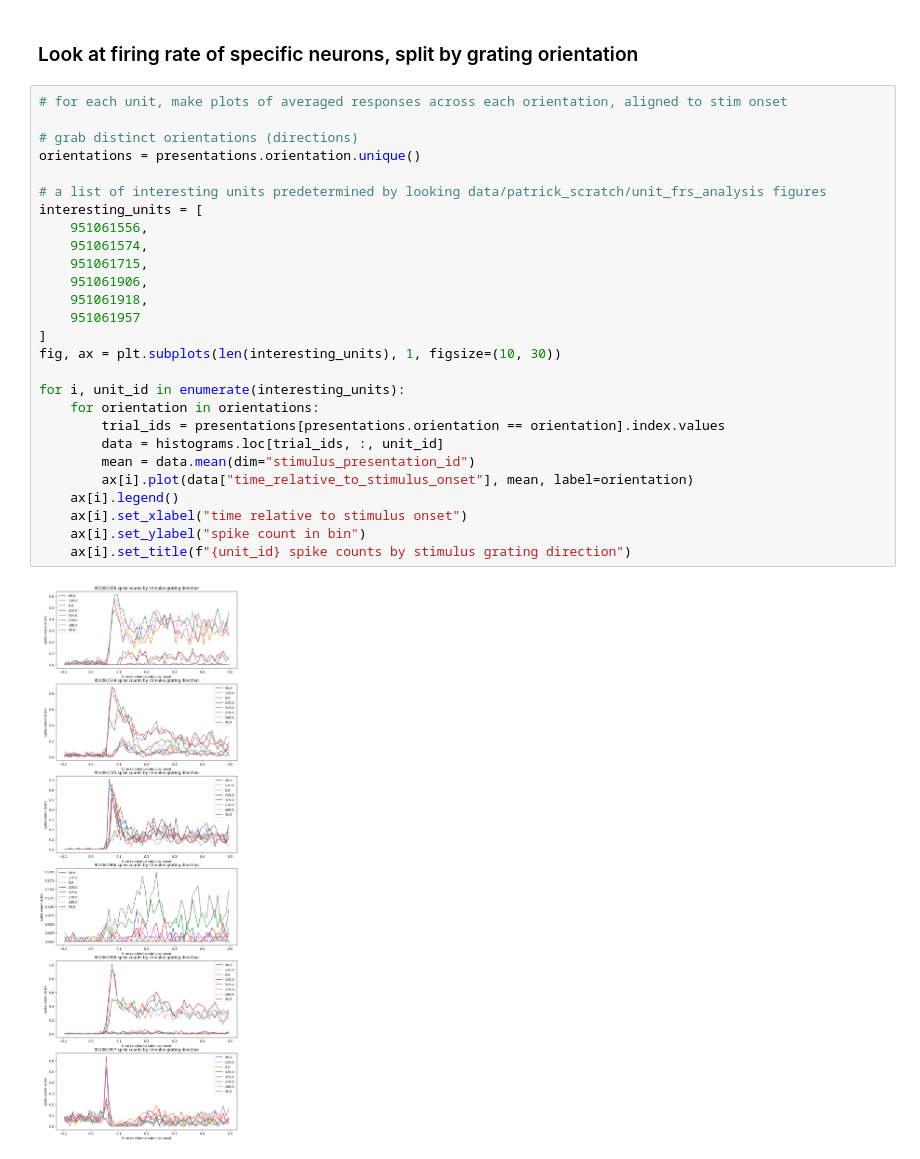
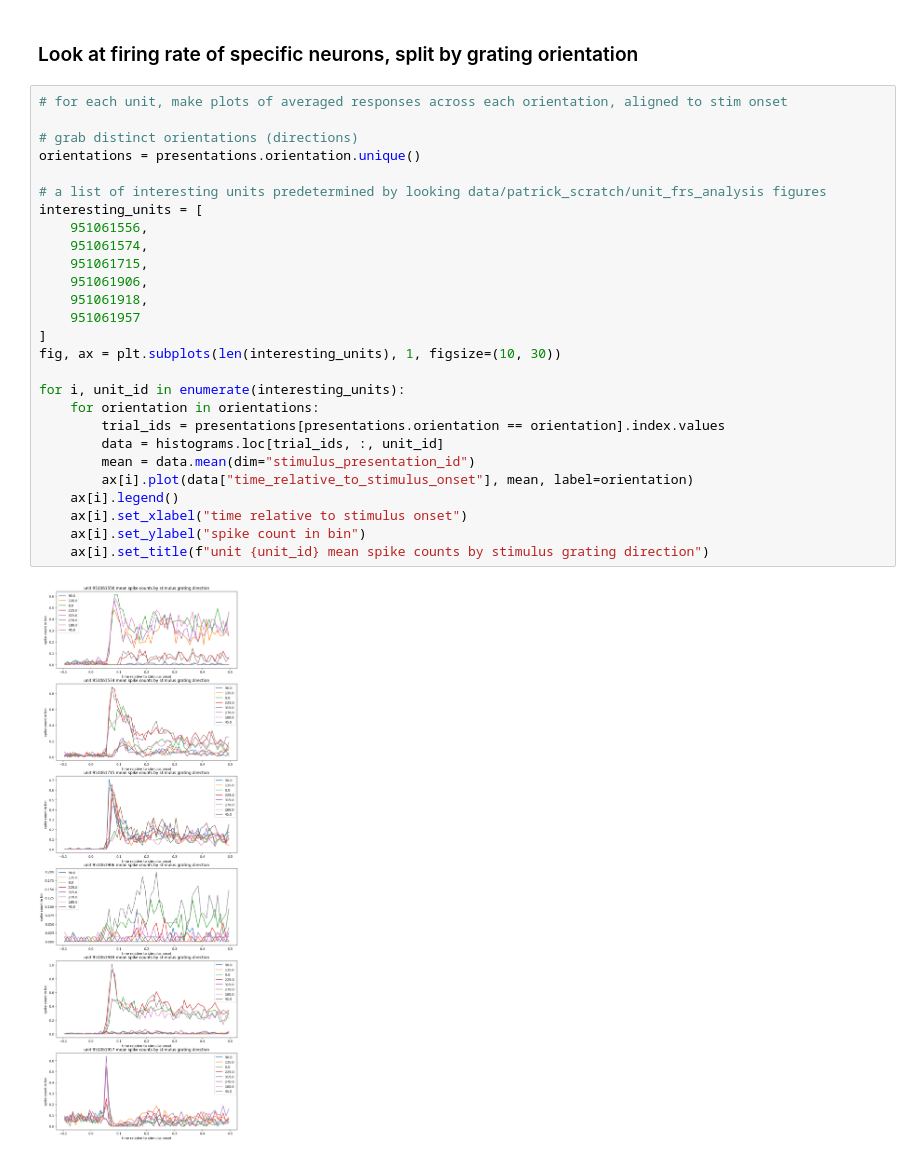
Before and after one commit to AllenInstitute/swdb_2023, a Jupyter notebook: Day5/Day5_VisualCodingNeuroPixels.ipynb, the cells around one changed output. Cells and saved outputs as stored; diff of their text form.

```diff
--- a/Day5/Day5_VisualCodingNeuroPixels.ipynb
+++ b/Day5/Day5_VisualCodingNeuroPixels.ipynb
@@ -129,29 +131,29 @@ plt.show()
 # %%
 # for each unit, make plots of averaged responses across each orientation, aligned to stim onset
 
 # grab distinct orientations (directions)
 orientations = presentations.orientation.unique()
 
 # a list of interesting units predetermined by looking data/patrick_scratch/unit_frs_analysis figures
 interesting_units = [
     951061556,
     951061574,
     951061715,
     951061906,
     951061918,
     951061957
 ]
 fig, ax = plt.subplots(len(interesting_units), 1, figsize=(10, 30))
 
 for i, unit_id in enumerate(interesting_units):
     for orientation in orientations:
         trial_ids = presentations[presentations.orientation == orientation].index.values
         data = histograms.loc[trial_ids, :, unit_id]
         mean = data.mean(dim="stimulus_presentation_id")
         ax[i].plot(data["time_relative_to_stimulus_onset"], mean, label=orientation)
     ax[i].legend()
     ax[i].set_xlabel("time relative to stimulus onset")
     ax[i].set_ylabel("spike count in bin")
-    ax[i].set_title(f"{unit_id} spike counts by stimulus grating direction")
+    ax[i].set_title(f"unit {unit_id} mean spike counts by stimulus grating direction")
 # %% [output]
-[figure, old version]
+[figure, new version]
```
Also changed, not shown: parts of 3 cells of this notebook.
